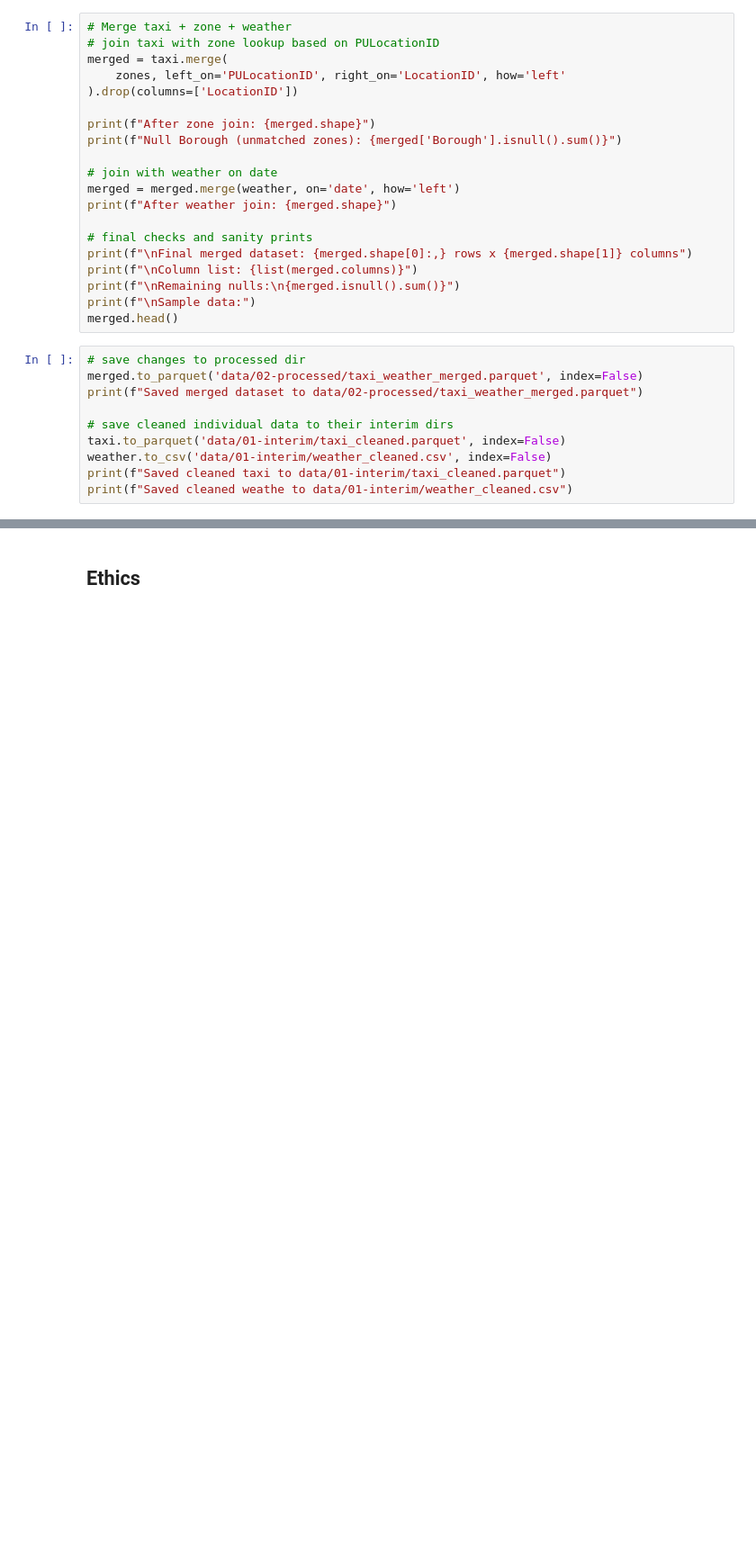
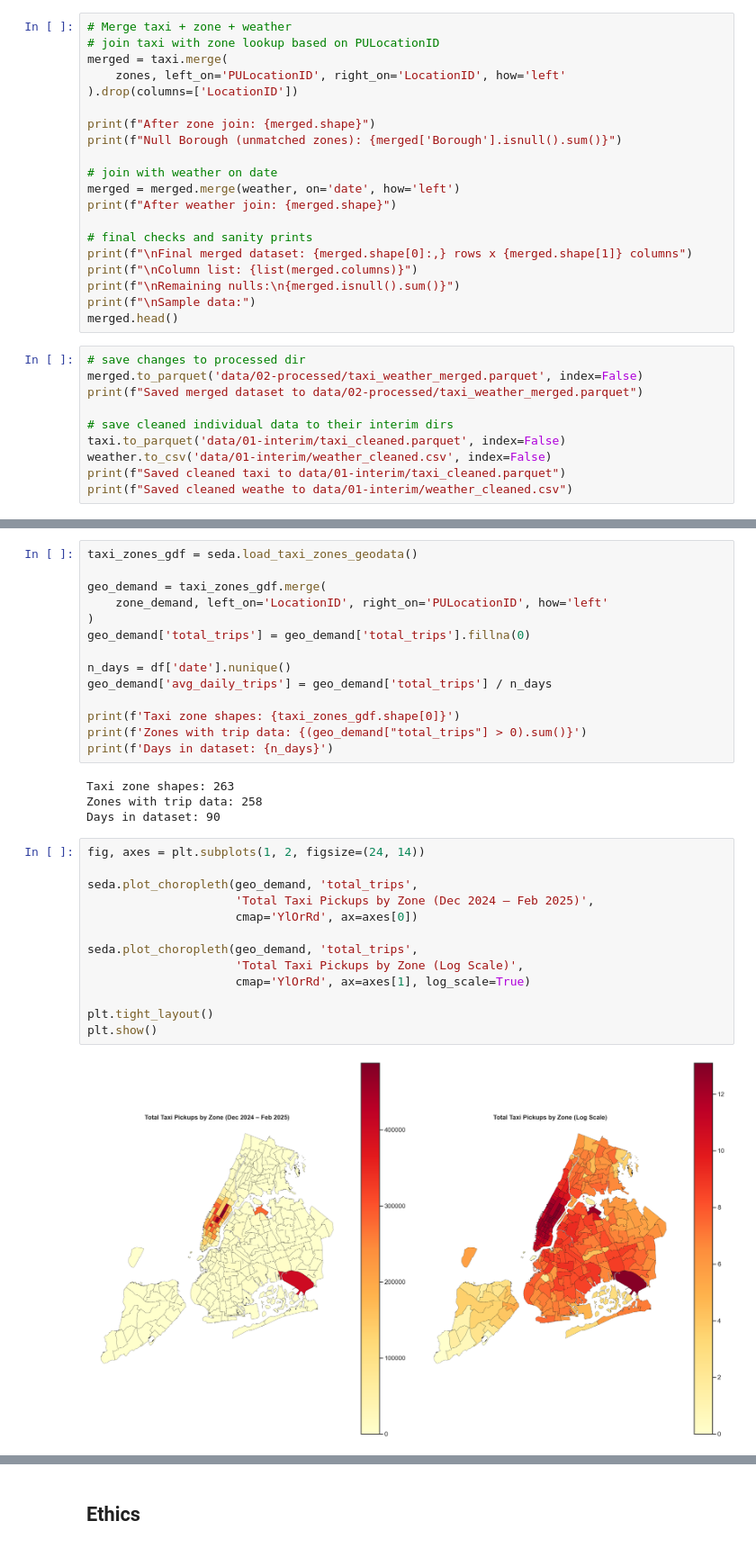
Before and after one commit to COGS108/Group062_WI26, a Jupyter notebook: 02-EDACheckpoint.ipynb, the cells around one changed output, grey strips where cells are left out. Shown at 90% size. Drawn from its saved outputs; the diff is of its cells as text; blank space fills up the shorter version.

```diff
--- a/02-EDACheckpoint.ipynb
+++ b/02-EDACheckpoint.ipynb
@@ -339,0 +455,33 @@ Some more words and stuff.  Remember notebooks work best if you interleave the c
+# %%
+taxi_zones_gdf = seda.load_taxi_zones_geodata()
+
+geo_demand = taxi_zones_gdf.merge(
+    zone_demand, left_on='LocationID', right_on='PULocationID', how='left'
+)
+geo_demand['total_trips'] = geo_demand['total_trips'].fillna(0)
+
+n_days = df['date'].nunique()
+geo_demand['avg_daily_trips'] = geo_demand['total_trips'] / n_days
+
+print(f'Taxi zone shapes: {taxi_zones_gdf.shape[0]}')
+print(f'Zones with trip data: {(geo_demand["total_trips"] > 0).sum()}')
+print(f'Days in dataset: {n_days}')
+# %% [output]
+Taxi zone shapes: 263
+Zones with trip data: 258
+Days in dataset: 90
+# %%
+fig, axes = plt.subplots(1, 2, figsize=(24, 14))
+
+seda.plot_choropleth(geo_demand, 'total_trips',
+                     'Total Taxi Pickups by Zone (Dec 2024 – Feb 2025)',
+                     cmap='YlOrRd', ax=axes[0])
+
+seda.plot_choropleth(geo_demand, 'total_trips',
+                     'Total Taxi Pickups by Zone (Log Scale)',
+                     cmap='YlOrRd', ax=axes[1], log_scale=True)
+
+plt.tight_layout()
+plt.show()
+# %% [output]
+[figure, added]
```
Also changed, not shown: parts of 28 cells of this notebook, 5 other files.
